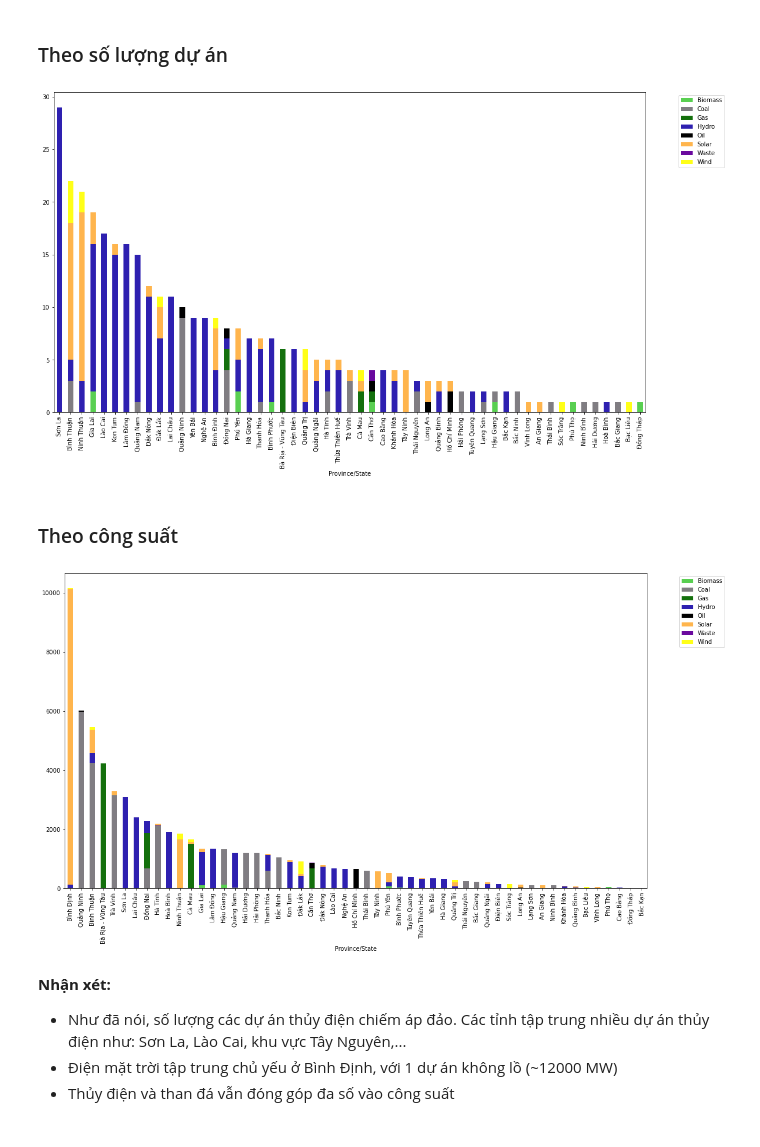
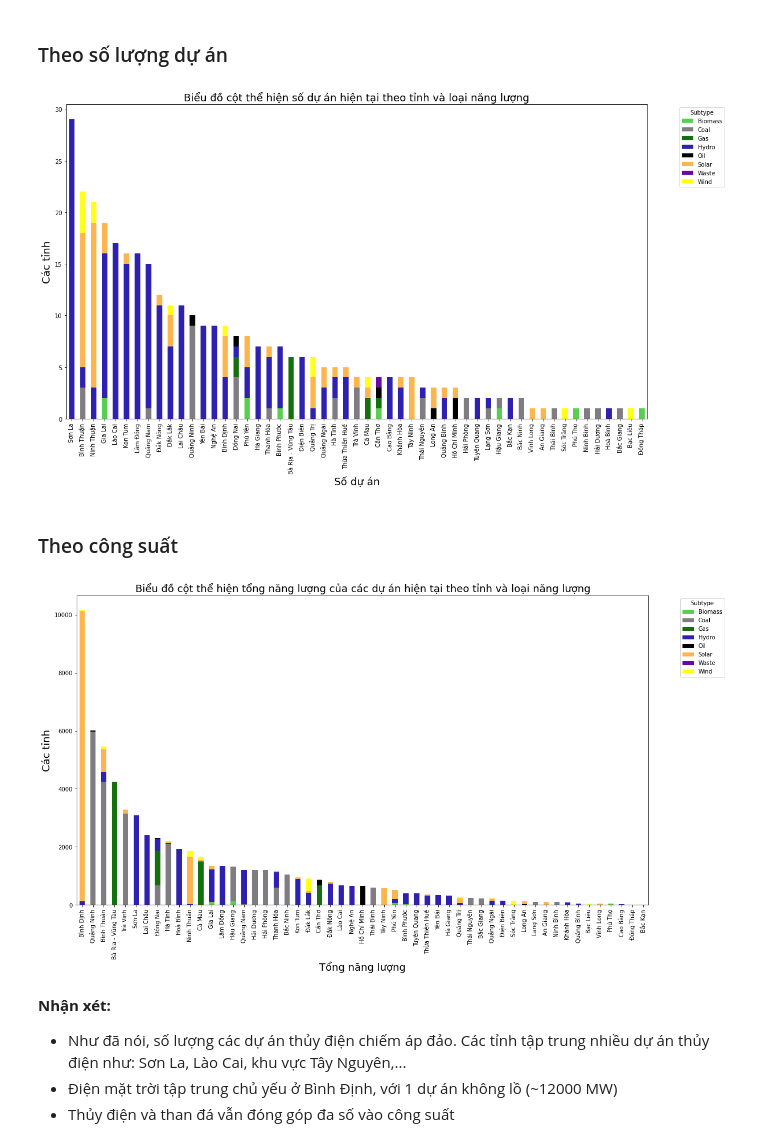
Before and after one commit to JustKidding2K/P4DS_FinalProject, a Jupyter notebook: Source.ipynb, the cells around one changed output. Drawn from its saved outputs; the diff is of its cells as text; code cells hidden in the pictures.

```diff
--- a/Source.ipynb
+++ b/Source.ipynb
@@ -710,16 +713,20 @@ count_by_province.reset_index(inplace=True)
 # %%
 fig, ax = plt.subplots(figsize=(18,10))
 colors = {'Hydro':'#2e20b0', 'Coal':'#807d82', 'Wind':'#ffff17', 'Gas':'#14700d','Biomass':'#59cf51','Oil':'#000000','Solar':'#ffb54d','Waste':'#6a099e'}
 count_by_province.plot(
     x = 'Province/State',
     kind = 'bar',
     stacked = True,
     mark_right = True,ax=ax,
     color=colors)
-ax.legend(bbox_to_anchor=(1.05, 1), loc='upper left')
+ax.legend(bbox_to_anchor=(1.05, 1), loc='upper left',title='Subtype')
+ax.set_title('Biểu đồ cột thể hiện số dự án hiện tại theo tỉnh và loại năng lượng',fontsize=18)
+ax.set_ylabel('Các tỉnh',fontsize=18)
+ax.set_xlabel('Số dự án',fontsize=18)
+
 plt.show()
 # %% [output]
-[figure, old version]
+[figure, new version]
 # %% [markdown]
 ### Theo công suất
 # %%
@@ -738,10 +745,13 @@ capacity_by_province.plot(
     stacked = True,
     mark_right = True,ax=ax,
     color=colors)
-ax.legend(bbox_to_anchor=(1.05, 1), loc='upper left')
+ax.legend(bbox_to_anchor=(1.05, 1), loc='upper left',title='Subtype')
+ax.set_title('Biểu đồ cột thể hiện tổng năng lượng của các dự án hiện tại theo tỉnh và loại năng lượng',fontsize=18)
+ax.set_ylabel('Các tỉnh',fontsize=18)
+ax.set_xlabel('Tổng năng lượng',fontsize=18)
 plt.show()
 # %% [output]
-[figure, old version]
+[figure, new version]
 # %% [markdown]
 **Nhận xét:**
 - Như đã nói, số lượng các dự án thủy điện chiếm áp đảo. Các tỉnh tập trung nhiều dự án thủy điện như: Sơn La, Lào Cai, khu vực Tây Nguyên,...
```
Also changed, not shown: parts of 9 cells of this notebook, 2 other files.
